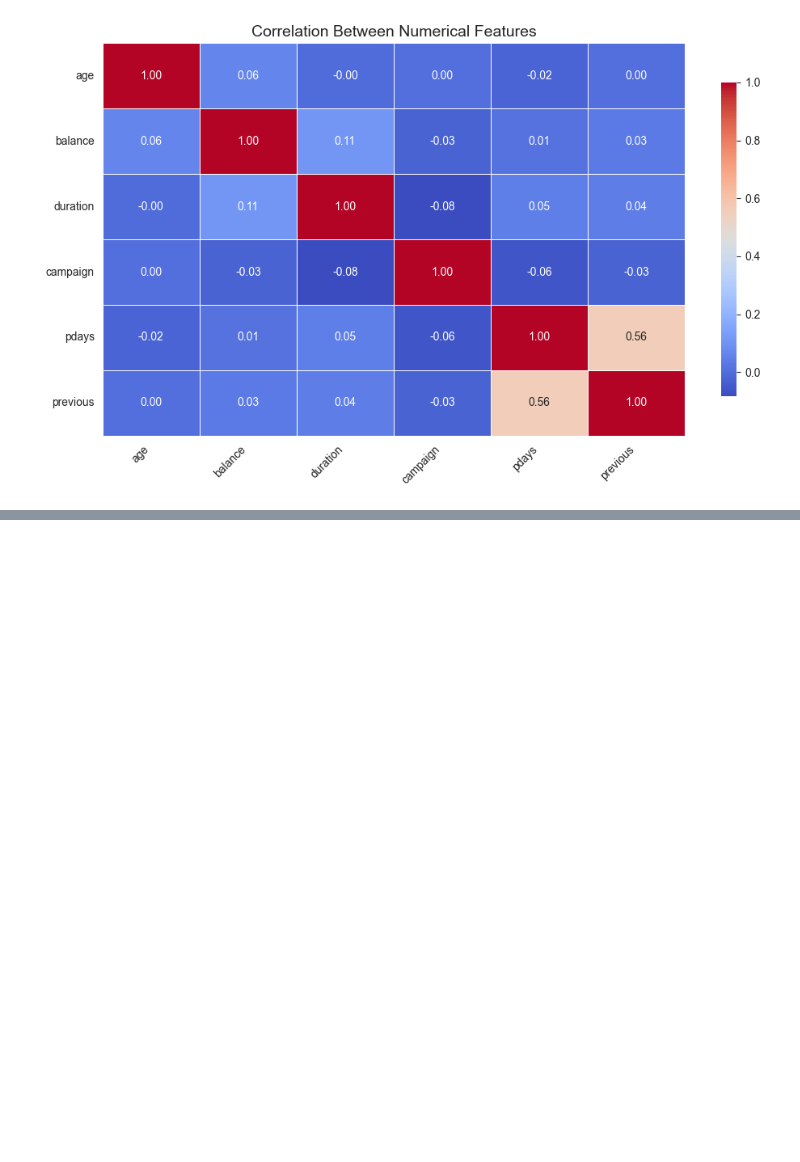
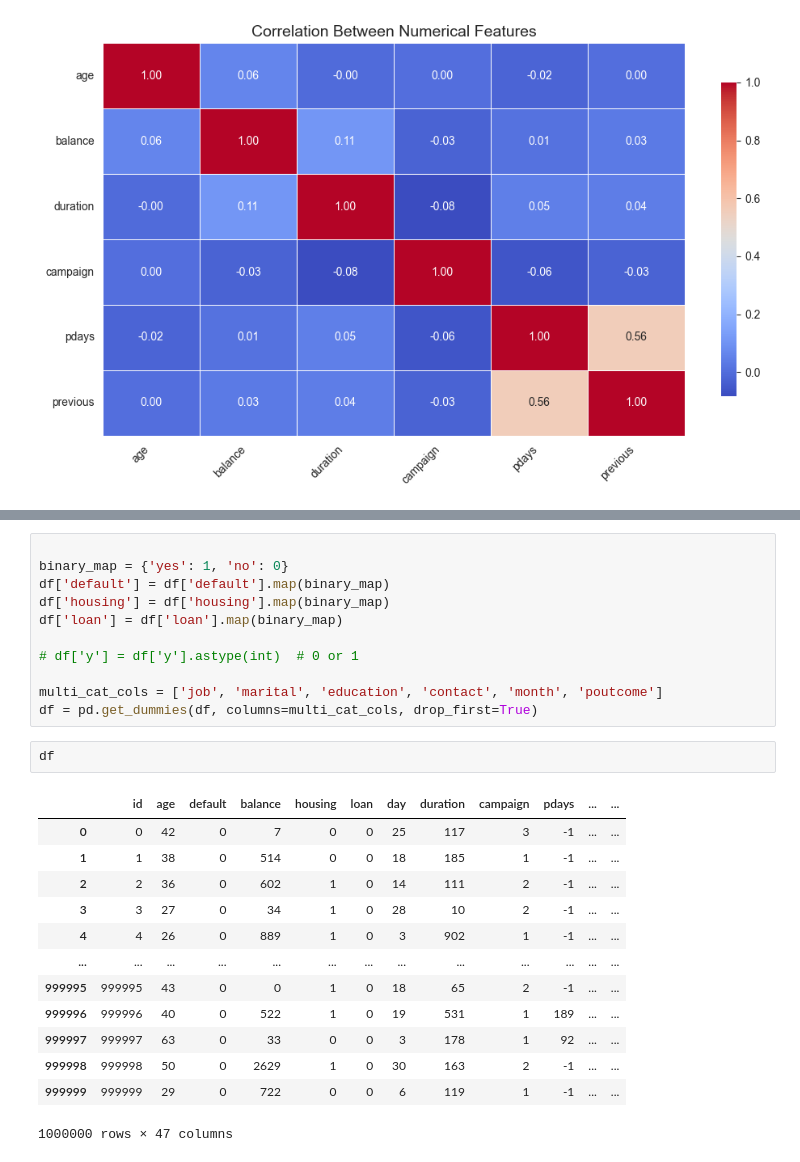
Before and after one commit to bxlltrx/playground, a Jupyter notebook: S5E8.ipynb, the cells around one changed output, grey strips where cells are left out. Drawn from its saved outputs; the diff is of its cells as text; blank space fills up the shorter version.

```diff
--- a/S5E8.ipynb
+++ b/S5E8.ipynb
@@ -433,0 +449,27 @@ Passing `palette` without assigning `hue` is deprecated and will be removed in v
+# %%
+
+binary_map = {'yes': 1, 'no': 0}
+df['default'] = df['default'].map(binary_map)
+df['housing'] = df['housing'].map(binary_map)
+df['loan'] = df['loan'].map(binary_map)
+
+# df['y'] = df['y'].astype(int)  # 0 or 1
+
+multi_cat_cols = ['job', 'marital', 'education', 'contact', 'month', 'poutcome']
+df = pd.get_dummies(df, columns=multi_cat_cols, drop_first=True)
+# %%
+df
+# %% [output]
+|  | id | age | default | balance | housing | loan | day | duration | campaign | pdays | ... | ... |
+| 0 | 0 | 42 | 0 | 7 | 0 | 0 | 25 | 117 | 3 | -1 | ... | ... |
+| 1 | 1 | 38 | 0 | 514 | 0 | 0 | 18 | 185 | 1 | -1 | ... | ... |
+| 2 | 2 | 36 | 0 | 602 | 1 | 0 | 14 | 111 | 2 | -1 | ... | ... |
+| 3 | 3 | 27 | 0 | 34 | 1 | 0 | 28 | 10 | 2 | -1 | ... | ... |
+| 4 | 4 | 26 | 0 | 889 | 1 | 0 | 3 | 902 | 1 | -1 | ... | ... |
+| ... | ... | ... | ... | ... | ... | ... | ... | ... | ... | ... | ... | ... |
+| 999995 | 999995 | 43 | 0 | 0 | 1 | 0 | 18 | 65 | 2 | -1 | ... | ... |
+| 999996 | 999996 | 40 | 0 | 522 | 1 | 0 | 19 | 531 | 1 | 189 | ... | ... |
+| 999997 | 999997 | 63 | 0 | 33 | 0 | 0 | 3 | 178 | 1 | 92 | ... | ... |
+| 999998 | 999998 | 50 | 0 | 2629 | 1 | 0 | 30 | 163 | 2 | -1 | ... | ... |
+| 999999 | 999999 | 29 | 0 | 722 | 0 | 0 | 6 | 119 | 1 | -1 | ... | ... |
+1000000 rows × 47 columns
```
Also changed, not shown: parts of 12 cells of this notebook, 3 other files.
